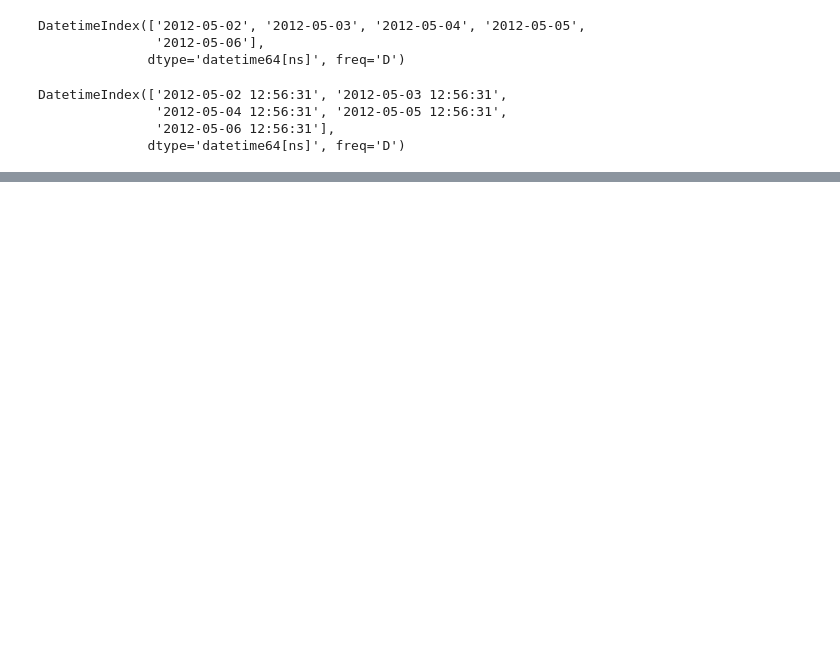
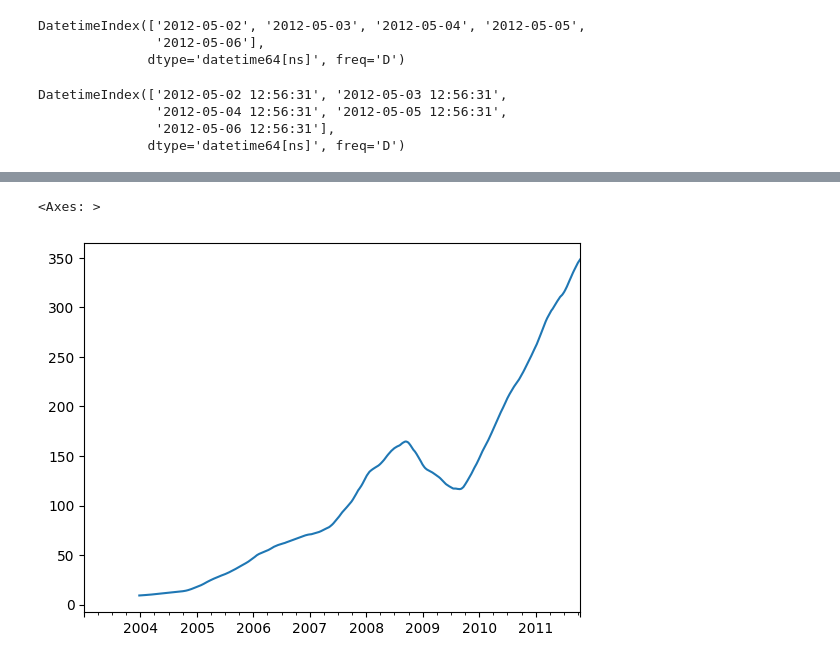
Before and after one commit to SaurVer/My_python_journey, a Jupyter notebook: Assignment_1/Python for Data Analysis by Wes mikkney/Chapter11: Time Series.ipynb, the cells around one changed output, grey strips where cells are left out. Cells and saved outputs as stored; diff of their text form; code cells hidden in the pictures; blank space fills up the shorter version.

```diff
--- a/Assignment_1/Python for Data Analysis by Wes mikkney/Chapter11: Time Series.ipynb
+++ b/Assignment_1/Python for Data Analysis by Wes mikkney/Chapter11: Time Series.ipynb
@@ -472,0 +1442,3 @@ DatetimeIndex(['2012-05-02 12:56:31', '2012-05-03 12:56:31',
+# %%
+close_ps_all= pd.read_csv('example_files/stock_px.csv', parse_dates= True , index_col=0)
+close_ps_all
@@ -472,0 +1459,3 @@ DatetimeIndex(['2012-05-02 12:56:31', '2012-05-03 12:56:31',
+# %%
+close_px= close_ps_all.resample('B').ffill()
+close_px
@@ -472,0 +1476,5 @@ DatetimeIndex(['2012-05-02 12:56:31', '2012-05-03 12:56:31',
+# %%
+close_px.AAPL.rolling(256).mean().plot()
+# %% [output]
+<Axes: >
+[figure, added]
```
Also changed, not shown: parts of 155 cells of this notebook.
